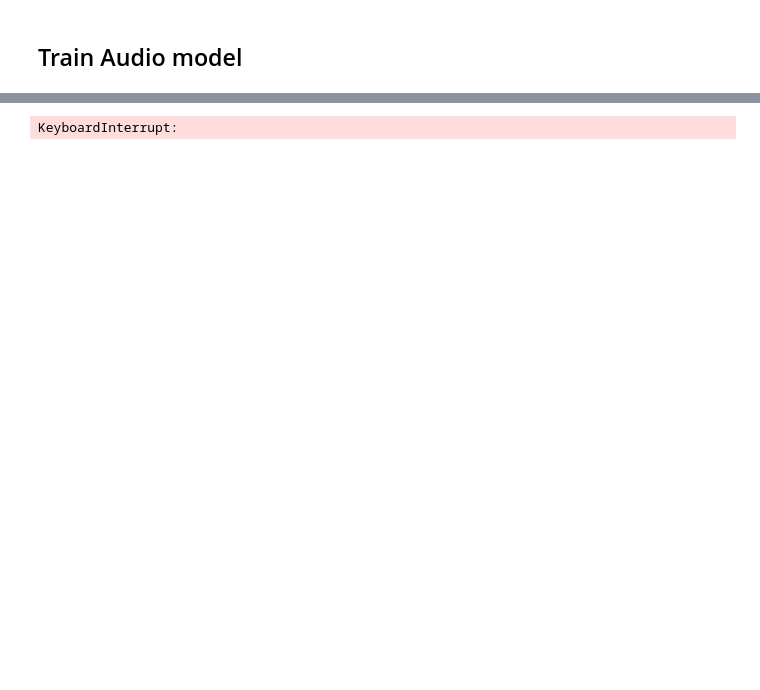
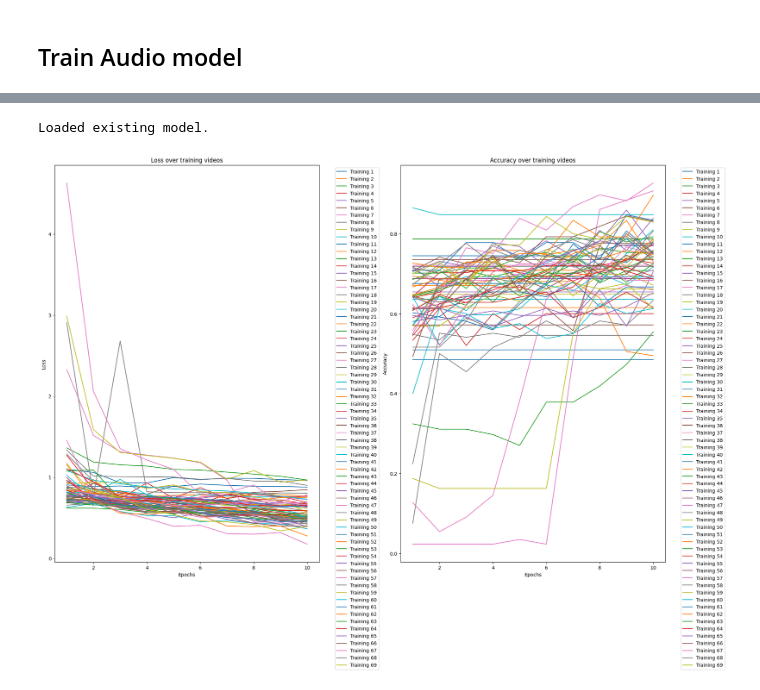
Before and after one commit to UnknwonD/project_shorts, a Jupyter notebook: BASELINE_COMPOUND.ipynb, the cells around one changed output, grey strips where cells are left out. Cells and saved outputs as stored; diff of their text form; code cells hidden in the pictures; blank space fills up the shorter version.

Commit message:
model train Fin

```diff
--- a/BASELINE_COMPOUND.ipynb
+++ b/BASELINE_COMPOUND.ipynb
@@ -264,7 +268,7 @@ from tensorflow.keras.layers import Conv2D, MaxPooling2D, Flatten, Dense, Dropou
 
 def create_simple_cnn():
     model = Sequential([
-        Conv2D(32, (3, 3), activation='relu', input_shape=(64, 64, 3)),
+        Conv2D(32, (3, 3), activation='relu', input_shape=(130, 130, 1)),
         MaxPooling2D((2, 2)),
 
         Conv2D(64, (3, 3), activation='relu'),
@@ -345,7 +402,7 @@ def parse_annotations(annotation:list, block_num:int):
 def trainer(model):
     # data_list = os.listdir("processed/video") # 동영상 데이터
     json_path = 'processed\label\processed_video_data.json'
-    model_path = './video_model.h5'
+    model_path = './audio_model.h5'
 
     if os.path.exists(model_path):
         model = load_model(model_path)
@@ -363,7 +420,7 @@ def trainer(model):
     all_histories = []
 
     ## 학습 부분
-    for i, json_dict in enumerate(train_data):
+    for json_dict in tqdm(train_data):
         video, label = parse_annotations(json_dict, json_dict['three_secs'][-1])
 
         X = video # i번 영상의 npy 파일
@@ -374,12 +431,20 @@ def trainer(model):
 
         y = to_categorical(y, num_classes=3)
 
-        history = model.fit(X, y, epochs=10, verbose=0)
+        history = model.fit(X, y,
+                            epochs=10,
+                            verbose=0,
+                            batch_size=32)
+
         all_histories.append(history.history)  # Save history
         model.save('./audio_model.h5')
 
     return model, all_histories
-# %%
-trainer(model_audio)
-# %% [output]
-KeyboardInterrupt:
+# %%
+audio_model, audio_hist = trainer(model_audio)
+# %% [output]
+Loaded existing model.
+# %%
+plot_training_history(audio_hist)
+# %% [output]
+[figure, added]
```
Also changed, not shown: parts of 7 cells of this notebook.
